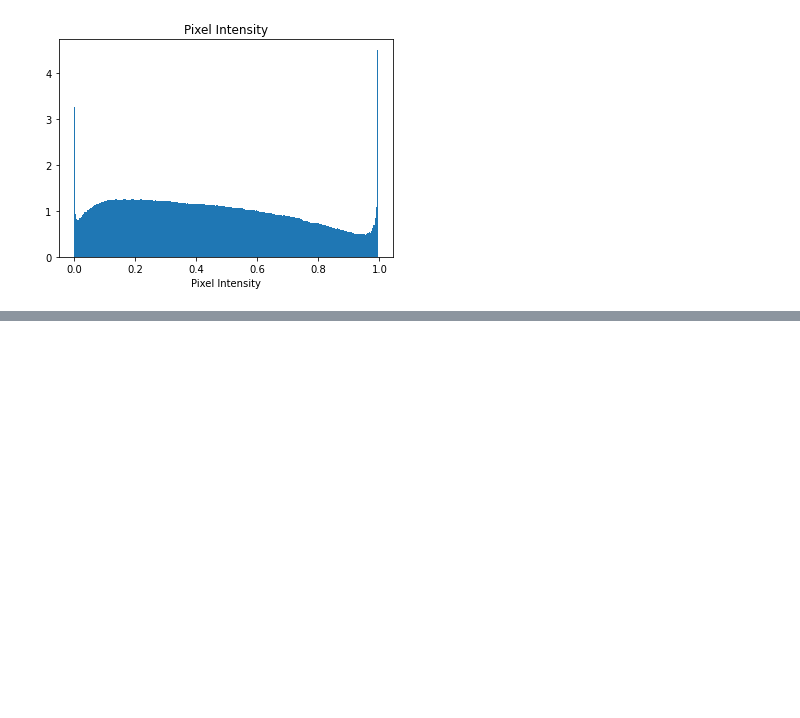
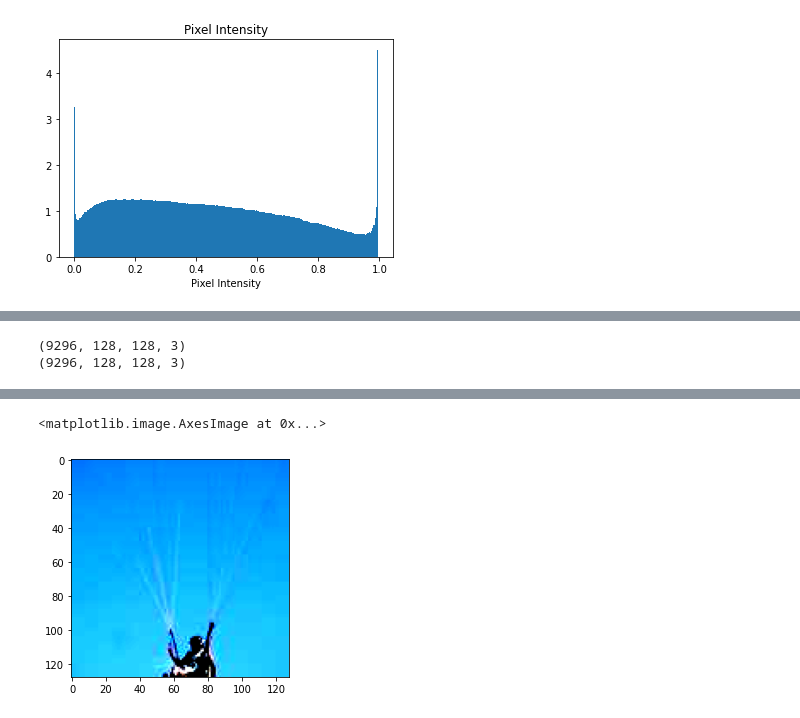
Before and after one commit to BharathSShankar/DSA4212_Assignments, a Jupyter notebook: DSA4212_assignment_1_starter_kit.ipynb, the cells around one changed output, grey strips where cells are left out. Drawn from its saved outputs; the diff is of its cells as text; code cells hidden in the pictures; blank space fills up the shorter version.

```diff
--- a/DSA4212_assignment_1_starter_kit.ipynb
+++ b/DSA4212_assignment_1_starter_kit.ipynb
@@ -300,7 +337,3 @@ optimizer = optax.sgd(learning_rate=exponential_decay_scheduler, momentum = 0.9)
 
 #generate the initial state of the optimizer
 opt_state = optimizer.init(params)
-# %%
-# put data to GPU
-X_train = jax.device_put(X_train)
-X_val = jax.device_put(X_val)
@@ -306,0 +346,13 @@ X_val = jax.device_put(X_val)
+# %%
+# put data to GPU
+print(X_train.shape)
+rgb_mean = jnp.array([X_train[:,:,:,i].mean() for i in range(3)])
+rgb_std = jnp.array([X_train[:,:,:,i].std() for i in range(3)])
+X_train_mod = (X_train - rgb_mean) / rgb_std
+X_train = jax.device_put(X_train_mod)
+
+X_val = jax.device_put((X_val - rgb_mean)/rgb_std)
+print(X_train.shape)
+# %% [output]
+(9296, 128, 128, 3)
+(9296, 128, 128, 3)
@@ -306,0 +367,3 @@ X_val = jax.device_put(X_val)
+# %%
+plt.imshow(X_train_mod[1])
+# %% [output]
@@ -306,0 +371,2 @@ X_val = jax.device_put(X_val)
+<matplotlib.image.AxesImage at 0x...>
+[figure, added]
```
Also changed, not shown: parts of 20 cells of this notebook.
